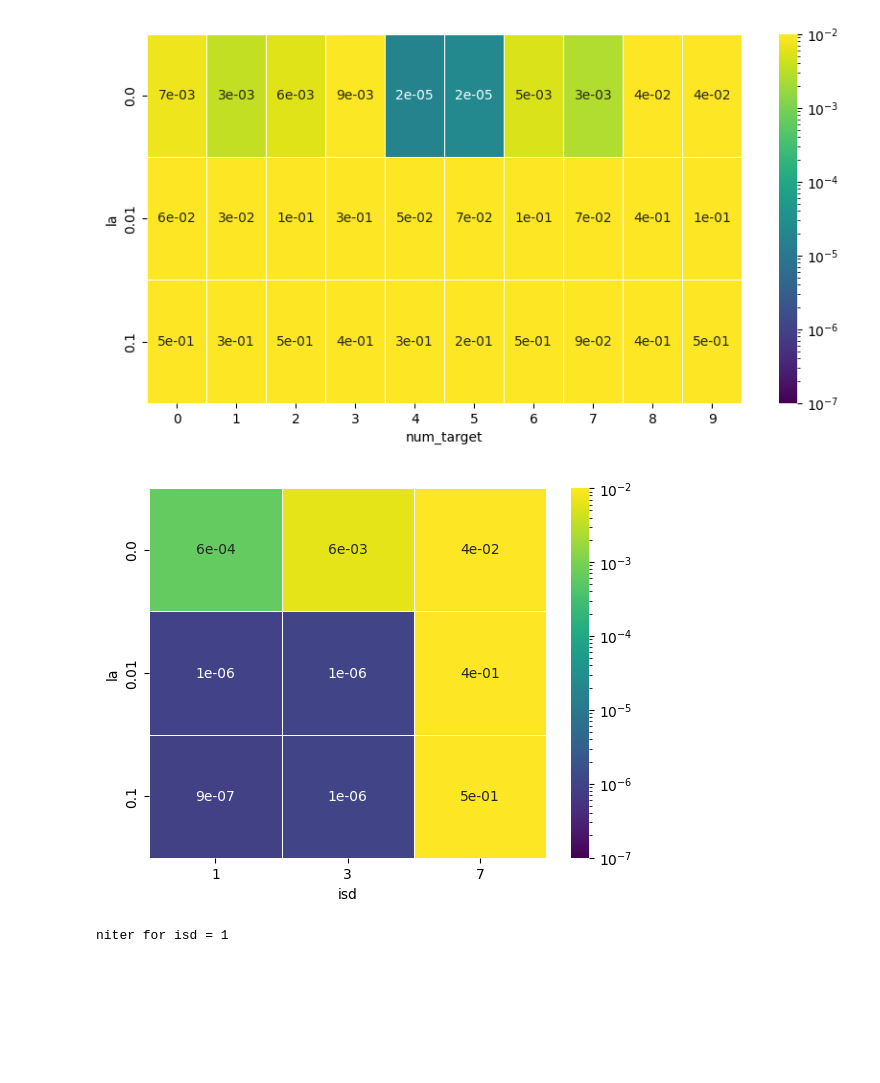
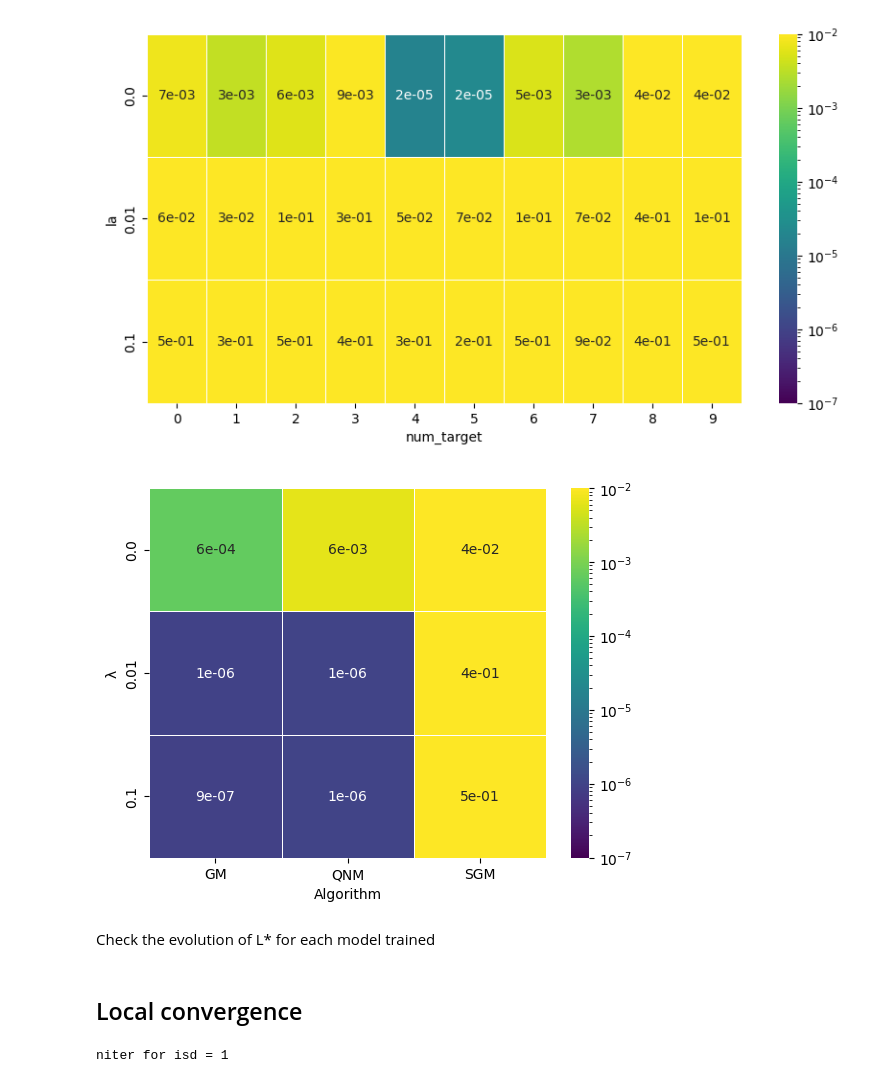
Before and after one commit to carlosarboness/NN-Mathematical-Optimization, a Jupyter notebook: graphics.ipynb, the cells around one changed output. Drawn from its saved outputs; the diff is of its cells as text; code cells hidden in the pictures; blank space fills up the shorter version.

Commit message:
mas plots

```diff
--- a/graphics.ipynb
+++ b/graphics.ipynb
@@ -52,17 +54,21 @@ for isd in [1, 3, 7]:
 ||g*|| for isd = 7
 [figure]
 # %%
-# generate a dataset that for each isd and each la, we have the worst ||g*||
-# we only keep the columns isd, la, ||g*||
 def worst_go(df):
     df = df[['isd', 'la', '||g*||']]
     df = df.sort_values(by=['||g*||'], ascending=False)
     df = df.drop_duplicates(subset=['isd', 'la'])
     return df
 
-# show a heatmap of the worst ||g*|| for each isd and each la
-sns.heatmap(worst_go(dd).pivot_table(index='la', columns='isd', values='||g*||'), annot=True, fmt=".0e", linewidths=.5, norm=matplotlib.colors.LogNorm(vmin=1e-7, vmax=1e-2), cmap='viridis')
+wg = worst_go(dd)
+isd_names = {1: 'GM', 3: 'QNM', 7: 'SGM'}
+wg['isd'] = wg['isd'].apply(lambda x: isd_names[x])
+sns.heatmap(wg.pivot_table(index='la', columns='isd', values='||g*||'),annot=True, fmt=".0e", linewidths=.5, norm=matplotlib.colors.LogNorm(vmin=1e-7, vmax=1e-2), cmap='viridis')
+plt.xlabel('Algorithm')
+plt.ylabel('λ')
 plt.savefig('figures/worst_go.png', dpi=300, bbox_inches='tight')
 plt.show()
 # %% [output]
-[figure, old version]
+[figure, new version]
+# %% [markdown]
+Check the evolution of L* for each model trained
@@ -69,3 +87,5 @@ plt.show()
+# %% [markdown]
+## Local convergence
 # %%
 par = 'niter'
 for isd in [1, 3, 7]:
```
Also changed, not shown: parts of 9 cells of this notebook, 8 other files.
